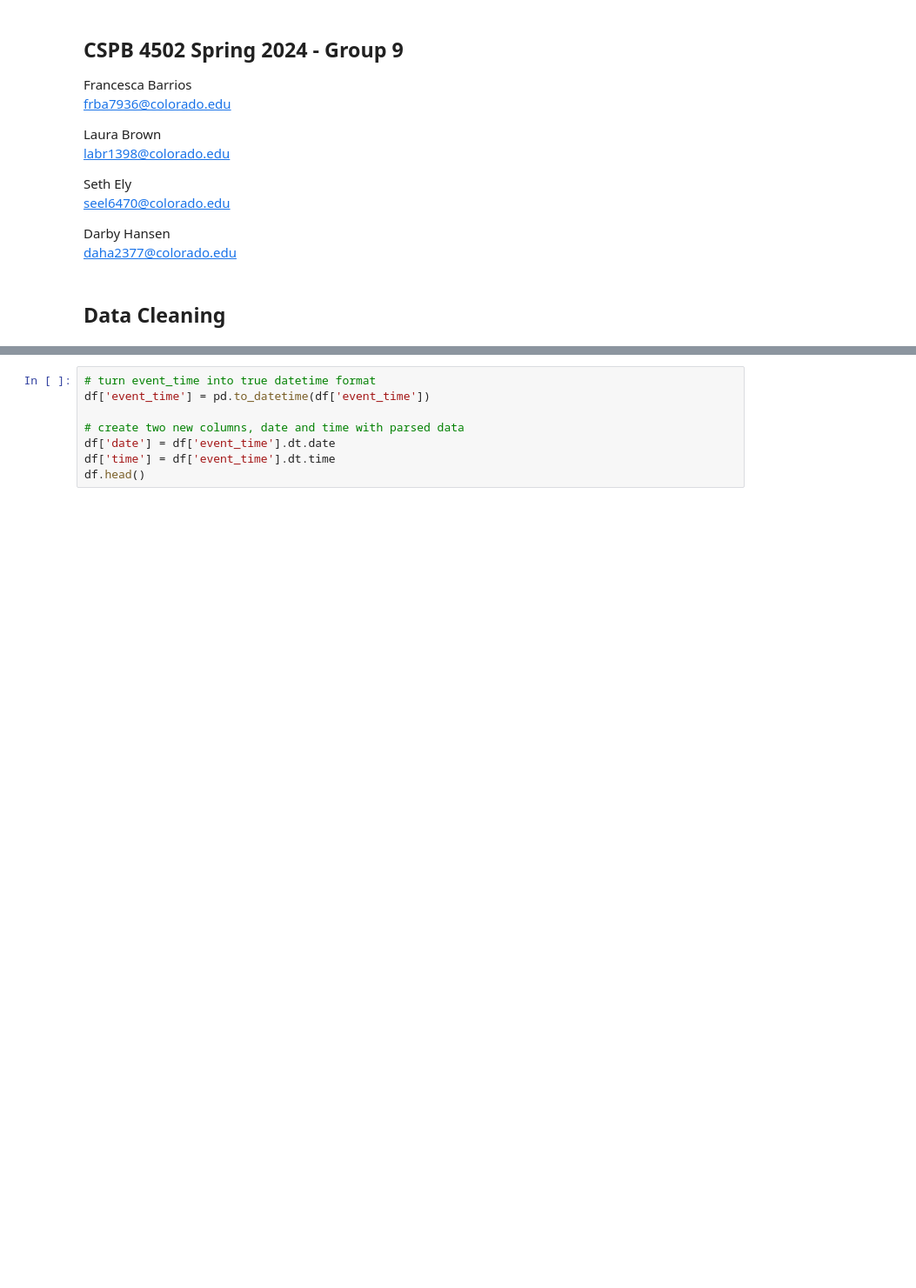
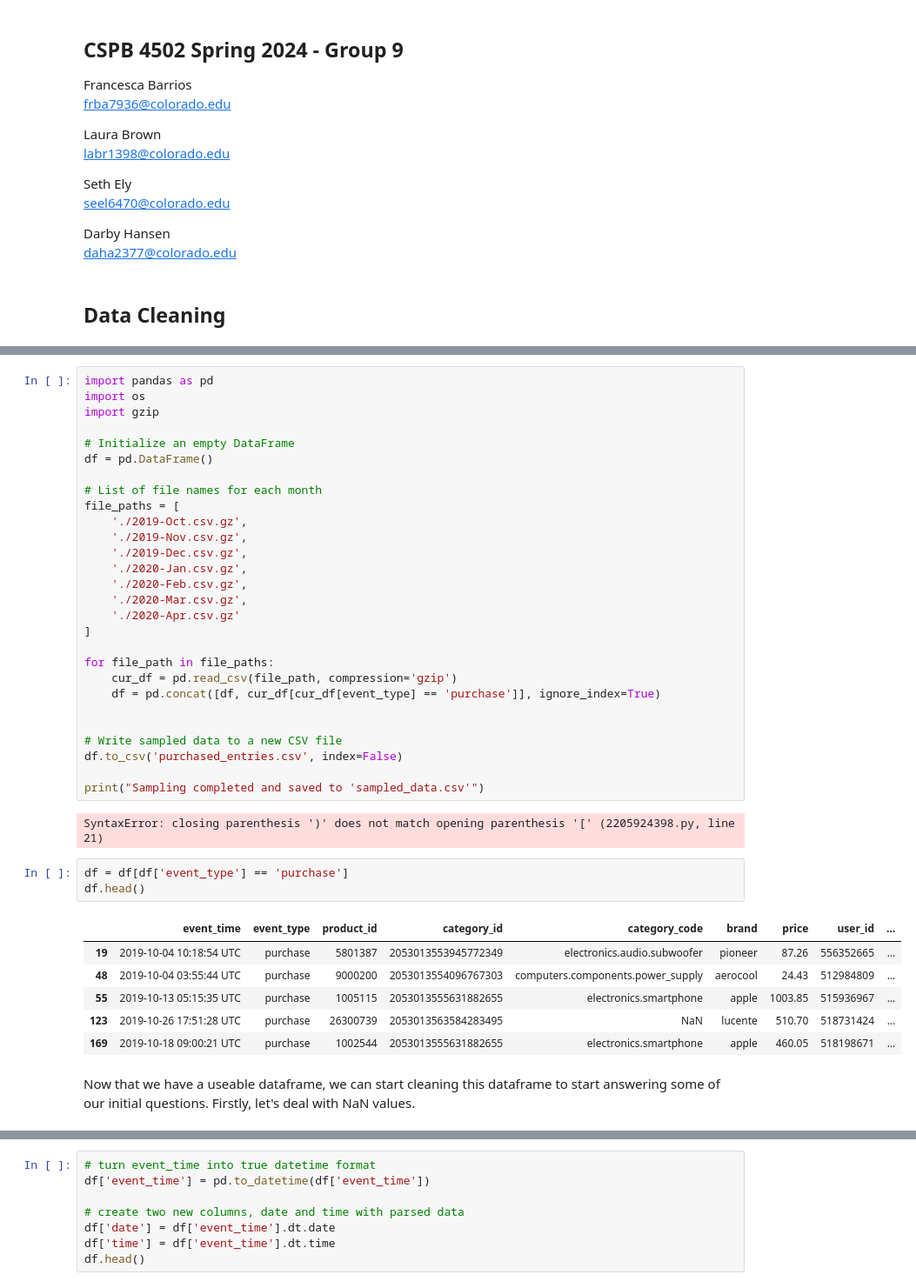
Before and after one commit to seel6470/CSPB-4502-Group-9-Project, a Jupyter notebook: Project Code.ipynb, the cells around one changed output, grey strips where cells are left out. Shown: that part at 87% size. Saved outputs shown, nothing was run; the diff lists cells and outputs as text; blank space fills up the shorter version.

```diff
--- a/Project Code.ipynb
+++ b/Project Code.ipynb
@@ -74,0 +53,42 @@ df.head()
+# %%
+import pandas as pd
+import os
+import gzip
+
+# Initialize an empty DataFrame
+df = pd.DataFrame()
+
+# List of file names for each month
+file_paths = [
+    './2019-Oct.csv.gz',
+    './2019-Nov.csv.gz',
+    './2019-Dec.csv.gz',
+    './2020-Jan.csv.gz',
+    './2020-Feb.csv.gz',
+    './2020-Mar.csv.gz',
+    './2020-Apr.csv.gz'
+]
+
+for file_path in file_paths:
+    cur_df = pd.read_csv(file_path, compression='gzip')
+    df = pd.concat([df, cur_df[cur_df[event_type] == 'purchase']], ignore_index=True)
+
+
+# Write sampled data to a new CSV file
+df.to_csv('purchased_entries.csv', index=False)
+
+print("Sampling completed and saved to 'sampled_data.csv'")
+# %% [output]
+SyntaxError: closing parenthesis ')' does not match opening parenthesis '[' (2205924398.py, line 21)
+# %%
+df = df[df['event_type'] == 'purchase']
+df.head()
+# %% [output]
+|  | event_time | event_type | product_id | category_id | category_code | brand | price | user_id | ... |
+| 19 | 2019-10-04 10:18:54 UTC | purchase | 5801387 | 2053013553945772349 | electronics.audio.subwoofer | pioneer | 87.26 | 556352665 | ... |
+| 48 | 2019-10-04 03:55:44 UTC | purchase | 9000200 | 2053013554096767303 | computers.components.power_supply | aerocool | 24.43 | 512984809 | ... |
+| 55 | 2019-10-13 05:15:35 UTC | purchase | 1005115 | 2053013555631882655 | electronics.smartphone | apple | 1003.85 | 515936967 | ... |
+| 123 | 2019-10-26 17:51:28 UTC | purchase | 26300739 | 2053013563584283495 | NaN | lucente | 510.70 | 518731424 | ... |
+| 169 | 2019-10-18 09:00:21 UTC | purchase | 1002544 | 2053013555631882655 | electronics.smartphone | apple | 460.05 | 518198671 | ... |
+# %% [markdown]
+Now that we have a useable dataframe, we can start cleaning this dataframe to start answering some of our initial questions. Firstly, let's deal with NaN values.
```
Also changed, not shown: parts of 16 cells of this notebook, 1 other file.
